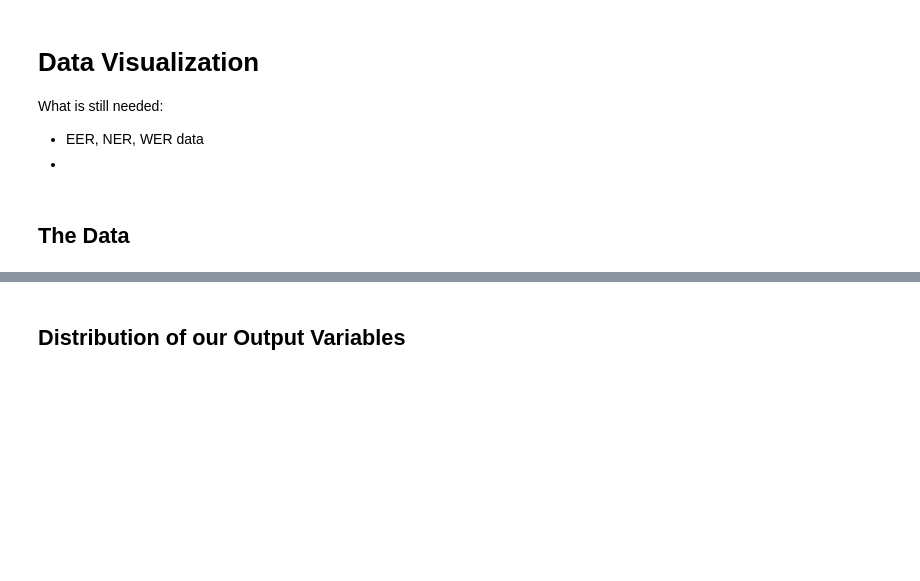
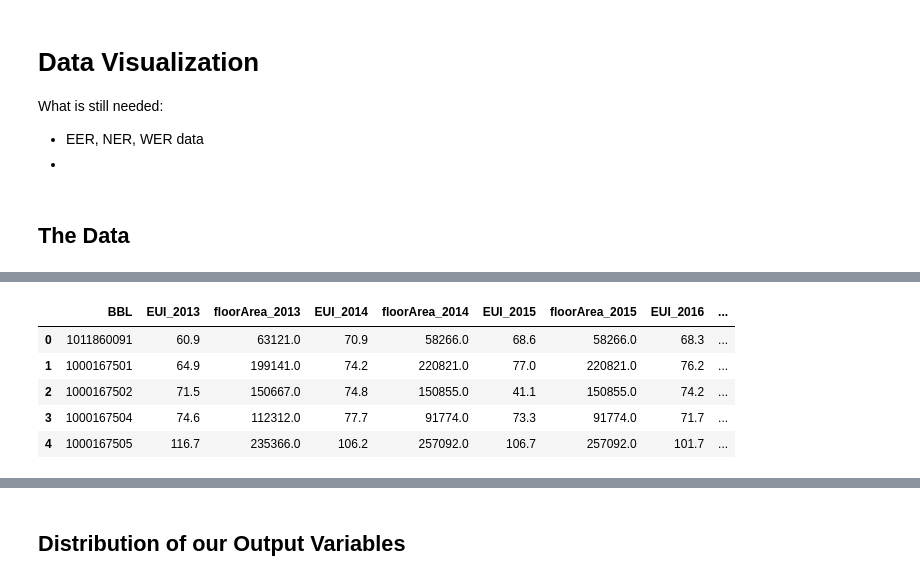
Before and after one commit to td928/CAUI_team1_Final_Project, a Jupyter notebook: Visualization.ipynb, the cells around one changed output, grey strips where cells are left out. Cells and saved outputs as stored; diff of their text form; code cells hidden in the pictures; blank space fills up the shorter version.

```diff
--- a/Visualization.ipynb
+++ b/Visualization.ipynb
@@ -103,3 +109,17 @@ df.head()
+# %%
+df = pd.read_csv('merged-w-latlon.csv')#.drop('Unnamed: 0', axis=1)
+
+# Make borough names pretty
+df.Borough = df.Borough.map(borough_map)
+
+df.head()
+# %% [output]
+|  | BBL | EUI_2013 | floorArea_2013 | EUI_2014 | floorArea_2014 | EUI_2015 | floorArea_2015 | EUI_2016 | ... |
+| 0 | 1011860091 | 60.9 | 63121.0 | 70.9 | 58266.0 | 68.6 | 58266.0 | 68.3 | ... |
+| 1 | 1000167501 | 64.9 | 199141.0 | 74.2 | 220821.0 | 77.0 | 220821.0 | 76.2 | ... |
+| 2 | 1000167502 | 71.5 | 150667.0 | 74.8 | 150855.0 | 41.1 | 150855.0 | 74.2 | ... |
+| 3 | 1000167504 | 74.6 | 112312.0 | 77.7 | 91774.0 | 73.3 | 91774.0 | 71.7 | ... |
+| 4 | 1000167505 | 116.7 | 235366.0 | 106.2 | 257092.0 | 106.7 | 257092.0 | 101.7 | ... |
 # %%
 PLUTO_cache = 'data/pluto16.csv'
 PLUTO_url = 'https://www1.nyc.gov/assets/planning/download/zip/data-maps/open-data/nyc_pluto_16v2%20.zip'
```
Also changed, not shown: parts of 7 cells of this notebook, 11 other files.
